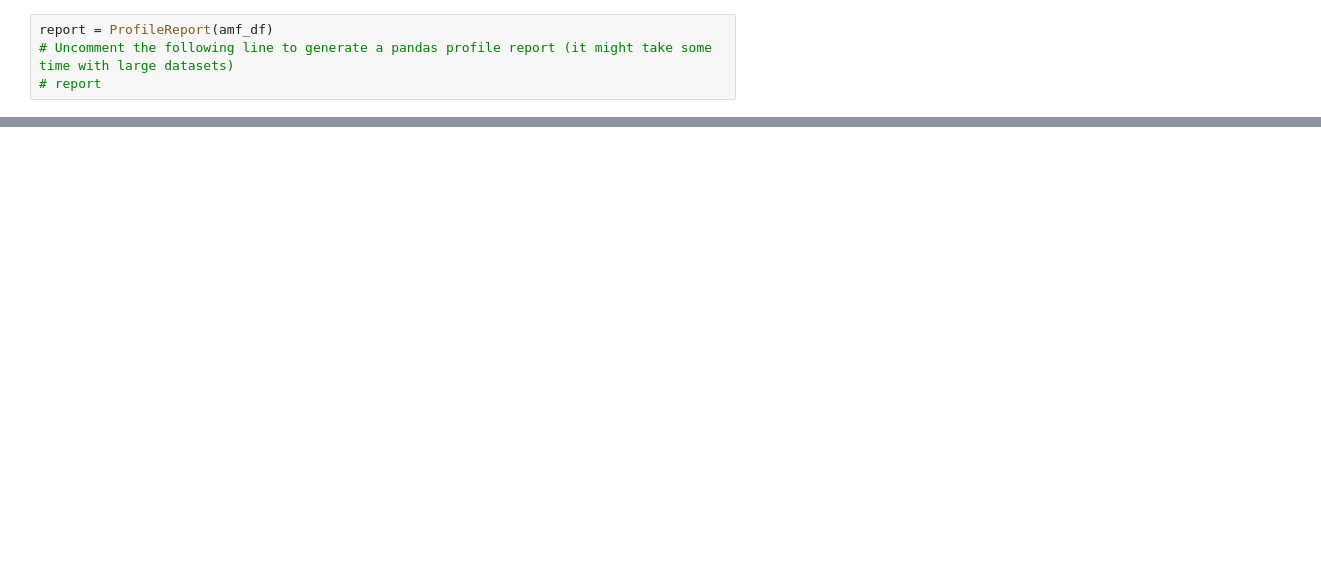
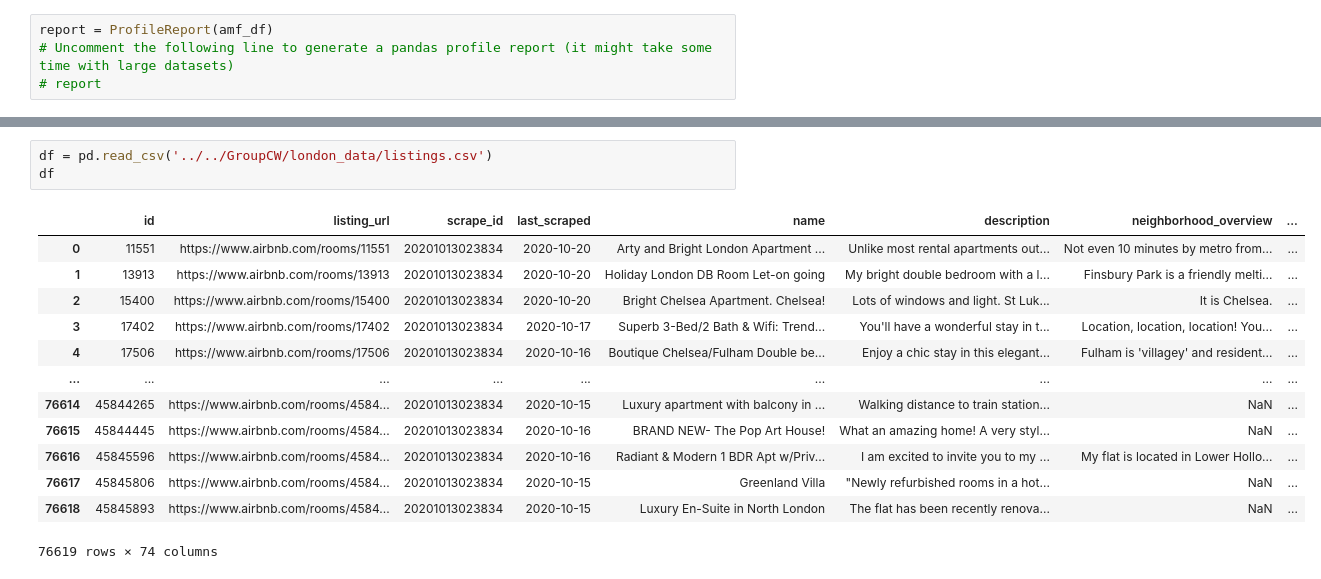
Before and after one commit to IvanJasjko/ba-visualisation-cw, a Jupyter notebook: jupyter_notebooks/airbnbExplore.ipynb, the cells around one changed output, grey strips where cells are left out. Cells and saved outputs as stored; diff of their text form; blank space fills up the shorter version.

```diff
--- a/jupyter_notebooks/airbnbExplore.ipynb
+++ b/jupyter_notebooks/airbnbExplore.ipynb
@@ -34,0 +43,17 @@ amf_df.head()
+# %%
+df = pd.read_csv('../../GroupCW/london_data/listings.csv')
+df
+# %% [output]
+|  | id | listing_url | scrape_id | last_scraped | name | description | neighborhood_overview | ... |
+| 0 | 11551 | https://www.airbnb.com/rooms/11551 | 20201013023834 | 2020-10-20 | Arty and Bright London Apartment ... | Unlike most rental apartments out... | Not even 10 minutes by metro from... | ... |
+| 1 | 13913 | https://www.airbnb.com/rooms/13913 | 20201013023834 | 2020-10-20 | Holiday London DB Room Let-on going | My bright double bedroom with a l... | Finsbury Park is a friendly melti... | ... |
+| 2 | 15400 | https://www.airbnb.com/rooms/15400 | 20201013023834 | 2020-10-20 | Bright Chelsea Apartment. Chelsea! | Lots of windows and light. St Luk... | It is Chelsea. | ... |
+| 3 | 17402 | https://www.airbnb.com/rooms/17402 | 20201013023834 | 2020-10-17 | Superb 3-Bed/2 Bath & Wifi: Trend... | You'll have a wonderful stay in t... | Location, location, location! You... | ... |
+| 4 | 17506 | https://www.airbnb.com/rooms/17506 | 20201013023834 | 2020-10-16 | Boutique Chelsea/Fulham Double be... | Enjoy a chic stay in this elegant... | Fulham is 'villagey' and resident... | ... |
+| ... | ... | ... | ... | ... | ... | ... | ... | ... |
+| 76614 | 45844265 | https://www.airbnb.com/rooms/4584... | 20201013023834 | 2020-10-15 | Luxury apartment with balcony in ... | Walking distance to train station... | NaN | ... |
+| 76615 | 45844445 | https://www.airbnb.com/rooms/4584... | 20201013023834 | 2020-10-16 | BRAND NEW- The Pop Art House! | What an amazing home! A very styl... | NaN | ... |
+| 76616 | 45845596 | https://www.airbnb.com/rooms/4584... | 20201013023834 | 2020-10-16 | Radiant & Modern 1 BDR Apt w/Priv... | I am excited to invite you to my ... | My flat is located in Lower Hollo... | ... |
+| 76617 | 45845806 | https://www.airbnb.com/rooms/4584... | 20201013023834 | 2020-10-15 | Greenland Villa | "Newly refurbished rooms in a hot... | NaN | ... |
+| 76618 | 45845893 | https://www.airbnb.com/rooms/4584... | 20201013023834 | 2020-10-15 | Luxury En-Suite in North London | The flat has been recently renova... | NaN | ... |
+76619 rows × 74 columns
```
Also changed, not shown: parts of 5 cells of this notebook, 2 other files.
